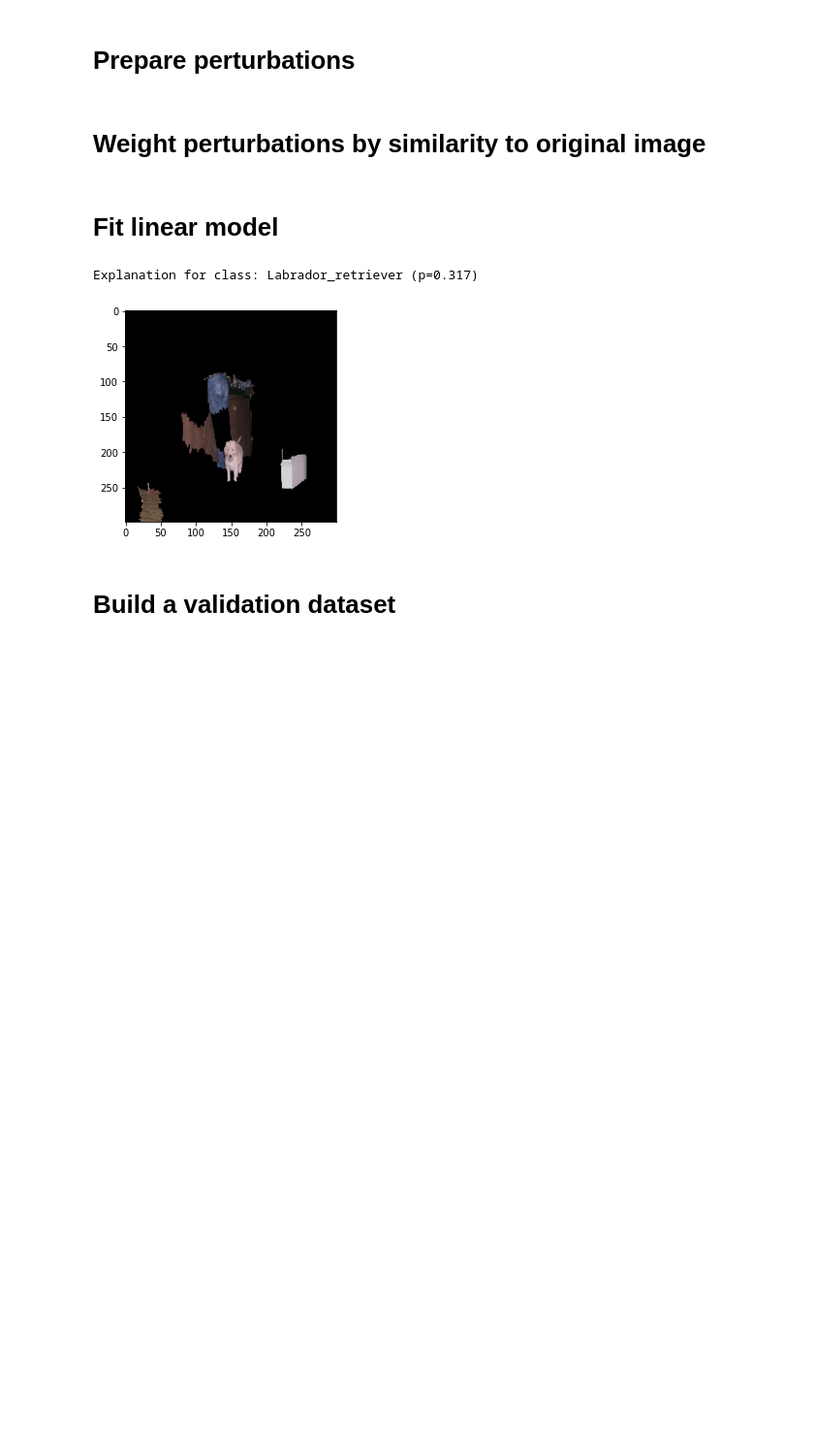
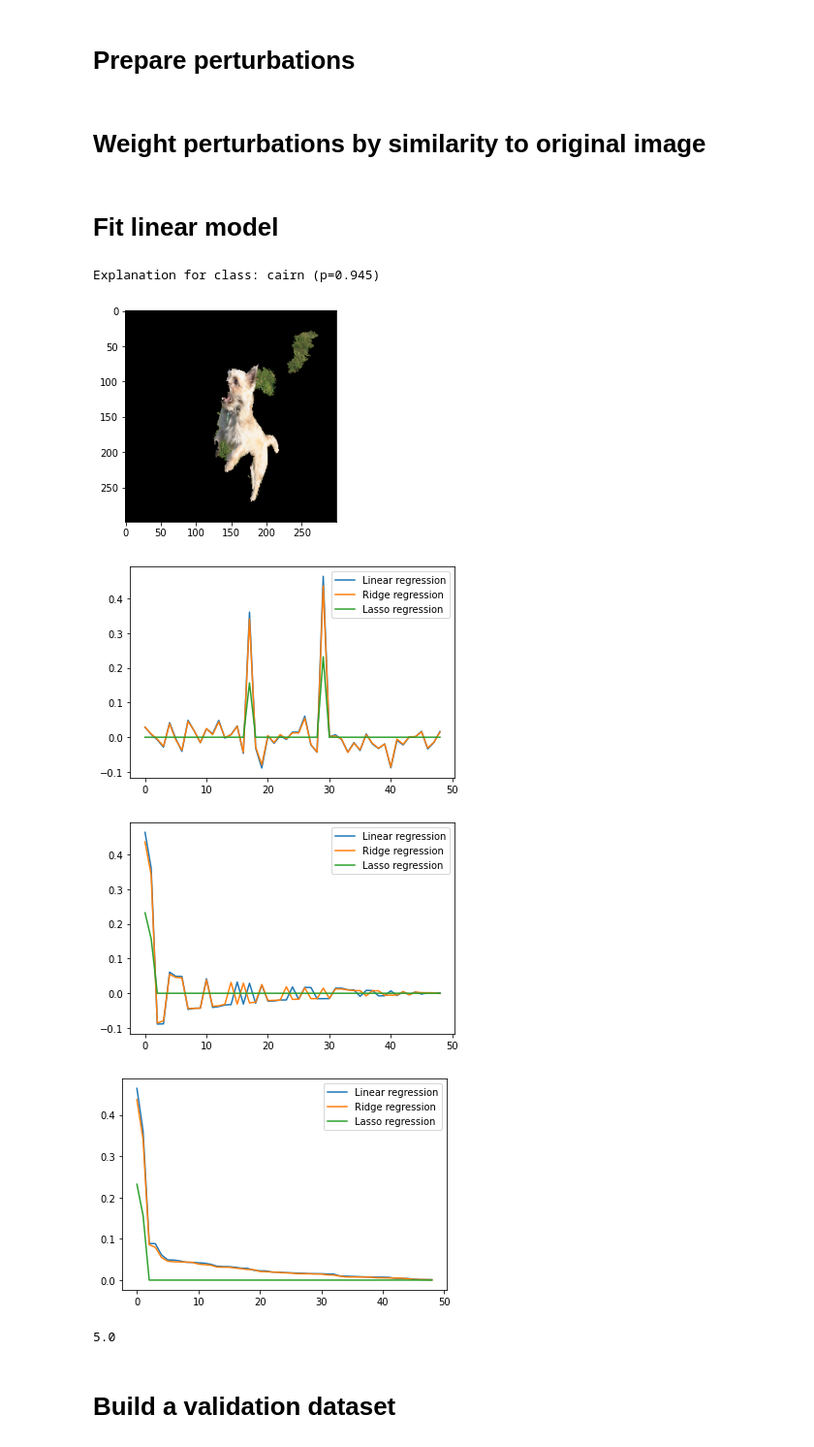
Before and after one commit to lucasalexsorensen/lime-experiments, a Jupyter notebook: lime-simple.ipynb, the cells around one changed output. Shown at 97% size. Saved outputs shown, nothing was run; the diff lists cells and outputs as text; code cells hidden in the pictures; blank space fills up the shorter version.

```diff
--- a/lime-simple.ipynb
+++ b/lime-simple.ipynb
@@ -23,7 +23,7 @@ warnings.filterwarnings('ignore')
 model = tensorflow.keras.applications.inception_v3.InceptionV3() #Load pretrained model
 # %%
 from pycocotools.coco import COCO
-file='dataset'
+dataDir='dataset'
 dataType='val2017'
 annFile='{}/annotations/instances_{}.json'.format(dataDir, dataType)
 coco=COCO(annFile)
@@ -104,7 +104,7 @@ from skimage.color import rgb2gray
 from skimage.transform import resize, rotate
 from pycocotools.coco import COCO
 
-catIds = coco.getCatIds(catNms=['cat']);
+catIds = coco.getCatIds(catNms=['dog']);
 imgIds = coco.getImgIds(catIds=catIds);
 img = coco.loadImgs(imgIds[np.random.randint(0,len(imgIds))])[0]
 
@@ -116,7 +116,8 @@ img = rotate(img, angle=0)
 X = (img - 0.5)*2 #Inception pre-processing
 
 superpixels = quickshift(img, kernel_size=5, max_dist=300, ratio=0.2)
-#superpixels = felzenszwalb(img, scale=100, sigma=0.5, min_size=150)
+# superpixels = quickshift(img)
+# superpixels = felzenszwalb(img, scale=100, sigma=0.5, min_size=200)
 #gray = rgb2gray(img)
 #superpixels = chan_vese(gray)
 
@@ -153,13 +154,14 @@ Subgroup=n02796623,  label=None (conf=0.01,     name=bannister)
 import copy
 import random
 
-num_perturb = 150
+num_perturb = 400
 perturbations = np.random.binomial(1, 0.5, size=(num_perturb, N))
 
 
 #nums_to_turn_on = np.random.randint(N, size=(num_perturb))
 #perturbations = list()
 #for n in nums_to_turn_on:
+
 #    P = np.array([0] * (N-n) + [1] * n)
 #    np.random.shuffle(P)
 #    perturbations.append(P)
@@ -190,25 +192,61 @@ weights = np.sqrt(np.exp(-(distances**2)/kernel_width**2)) #Kernel function
 # %% [markdown]
 # Fit linear model
 # %%
-from sklearn.linear_model import LinearRegression
+from sklearn.linear_model import LinearRegression, Ridge, Lasso, RidgeCV, LassoCV
 
 c = 0
 class_to_explain = top_pred_classes[c]
 simpler_model = LinearRegression()
 simpler_model.fit(X=perturbations, y=predictions[:, class_to_explain], sample_weight=weights)
 coeff = simpler_model.coef_
+
+A = LinearRegression().fit(X=perturbations, y=predictions[:, class_to_explain], sample_weight=weights).coef_
+#B_clf = RidgeCV(alphas=(0.1, 1, 5, 10, 50, 75, 100, 150, 200)).fit(X=perturbations, y=predictions[:, class_to_explain])
+#C_clf = LassoCV().fit(X=perturbations, y=predictions[:, class_to_explain])
+#B = B_clf.coef_
+#C = C_clf.coef_
+
+B = Ridge(alpha=5).fit(X=perturbations, y=predictions[:, class_to_explain], sample_weight=weights).coef_
+C = Lasso(alpha=0.05).fit(X=perturbations, y=predictions[:, class_to_explain], sample_weight=weights).coef_
+
 
 num_top_features = 5
 top_features = np.argsort(coeff)[-num_top_features:]
 top_features
 
 mask = np.zeros(N)
 mask[top_features]= True
 plt.imshow(perturb_image(X/2+0.5, mask, superpixels))
 print('Explanation for class: %s (p=%.3f)' % decode_predictions(preds)[0][c][1:])
+plt.show()
+
+plt.plot(A, label='Linear regression')
+plt.plot(B, label='Ridge regression')
+plt.plot(C, label='Lasso regression')
+plt.legend(loc='best')
+plt.show()
+
+plt.plot(sorted(A, key=abs, reverse=True), label='Linear regression')
+plt.plot(sorted(B, key=abs, reverse=True), label='Ridge regression')
+plt.plot(sorted(C, key=abs, reverse=True), label='Lasso regression')
+plt.legend(loc='best')
+plt.show()
+
+plt.plot(sorted(abs(A), reverse=True), label='Linear regression')
+plt.plot(sorted(abs(B), reverse=True), label='Ridge regression')
+plt.plot(sorted(abs(C), reverse=True), label='Lasso regression')
+plt.legend(loc='best')
+plt.show()
 # %% [output]
-Explanation for class: Labrador_retriever (p=0.317)
+Explanation for class: cairn (p=0.945)
-[figure, old version]
+[figure, new version]
+[figure, added]
+[figure, added]
+[figure, added]
+# %%
+B_clf.alpha_
+# %% [output]
+5.0
 # %% [markdown]
 # Build a validation dataset
 # %%
```
Also changed, not shown: parts of 11 cells of this notebook, 8 other files.
